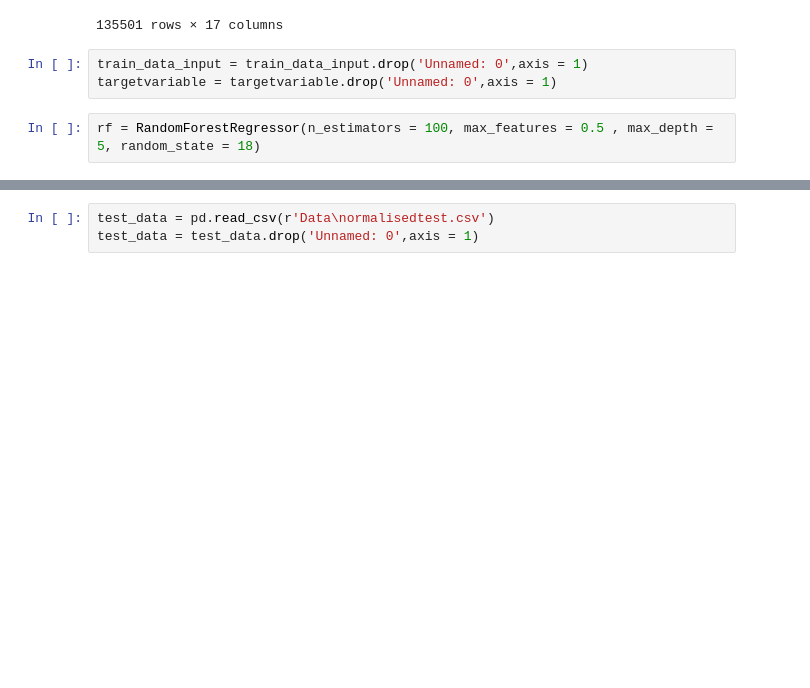
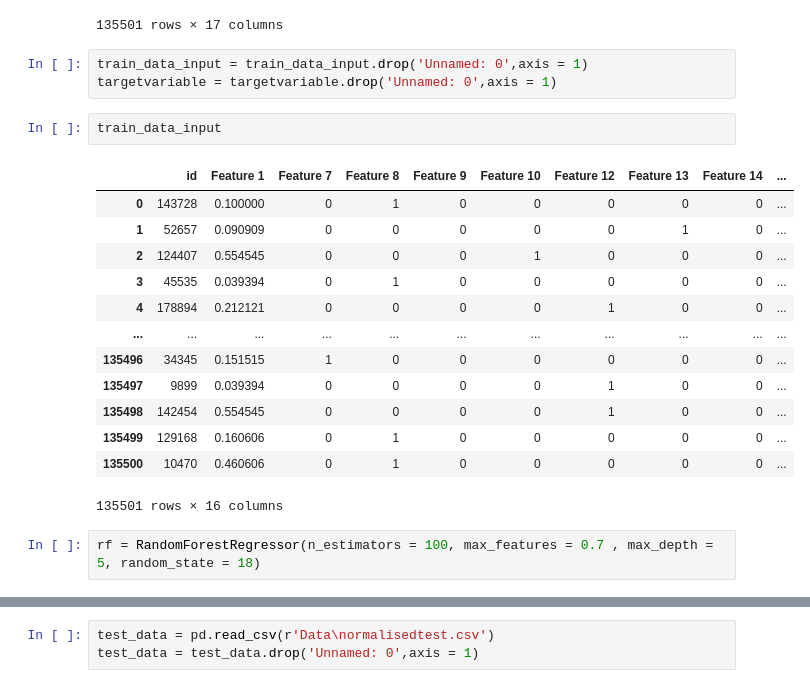
Before and after one commit to harshpoddar03/kaggle_techweek, a Jupyter notebook: 3_DataModeling.ipynb, the cells around one changed output, grey strips where cells are left out. Cells and saved outputs as stored; diff of their text form; blank space fills up the shorter version.

```diff
--- a/3_DataModeling.ipynb
+++ b/3_DataModeling.ipynb
@@ -30,8 +30,24 @@ train_data_input
 # %%
 train_data_input = train_data_input.drop('Unnamed: 0',axis = 1)
 targetvariable = targetvariable.drop('Unnamed: 0',axis = 1)
+# %%
+train_data_input
+# %% [output]
+|  | id | Feature 1 | Feature 7 | Feature 8 | Feature 9 | Feature 10 | Feature 12 | Feature 13 | Feature 14 | ... |
+| 0 | 143728 | 0.100000 | 0 | 1 | 0 | 0 | 0 | 0 | 0 | ... |
+| 1 | 52657 | 0.090909 | 0 | 0 | 0 | 0 | 0 | 1 | 0 | ... |
+| 2 | 124407 | 0.554545 | 0 | 0 | 0 | 1 | 0 | 0 | 0 | ... |
+| 3 | 45535 | 0.039394 | 0 | 1 | 0 | 0 | 0 | 0 | 0 | ... |
+| 4 | 178894 | 0.212121 | 0 | 0 | 0 | 0 | 1 | 0 | 0 | ... |
+| ... | ... | ... | ... | ... | ... | ... | ... | ... | ... | ... |
+| 135496 | 34345 | 0.151515 | 1 | 0 | 0 | 0 | 0 | 0 | 0 | ... |
+| 135497 | 9899 | 0.039394 | 0 | 0 | 0 | 0 | 1 | 0 | 0 | ... |
+| 135498 | 142454 | 0.554545 | 0 | 0 | 0 | 0 | 1 | 0 | 0 | ... |
+| 135499 | 129168 | 0.160606 | 0 | 1 | 0 | 0 | 0 | 0 | 0 | ... |
+| 135500 | 10470 | 0.460606 | 0 | 1 | 0 | 0 | 0 | 0 | 0 | ... |
+135501 rows × 16 columns
 # %%
-rf = RandomForestRegressor(n_estimators = 100, max_features = 0.5 , max_depth = 5, random_state = 18)
+rf = RandomForestRegressor(n_estimators = 100, max_features = 0.7 , max_depth = 5, random_state = 18)
 # %%
 rf.fit(train_data_input, targetvariable)
 # %% [output]
```
Also changed, not shown: parts of 2 cells of this notebook, 2 other files.
